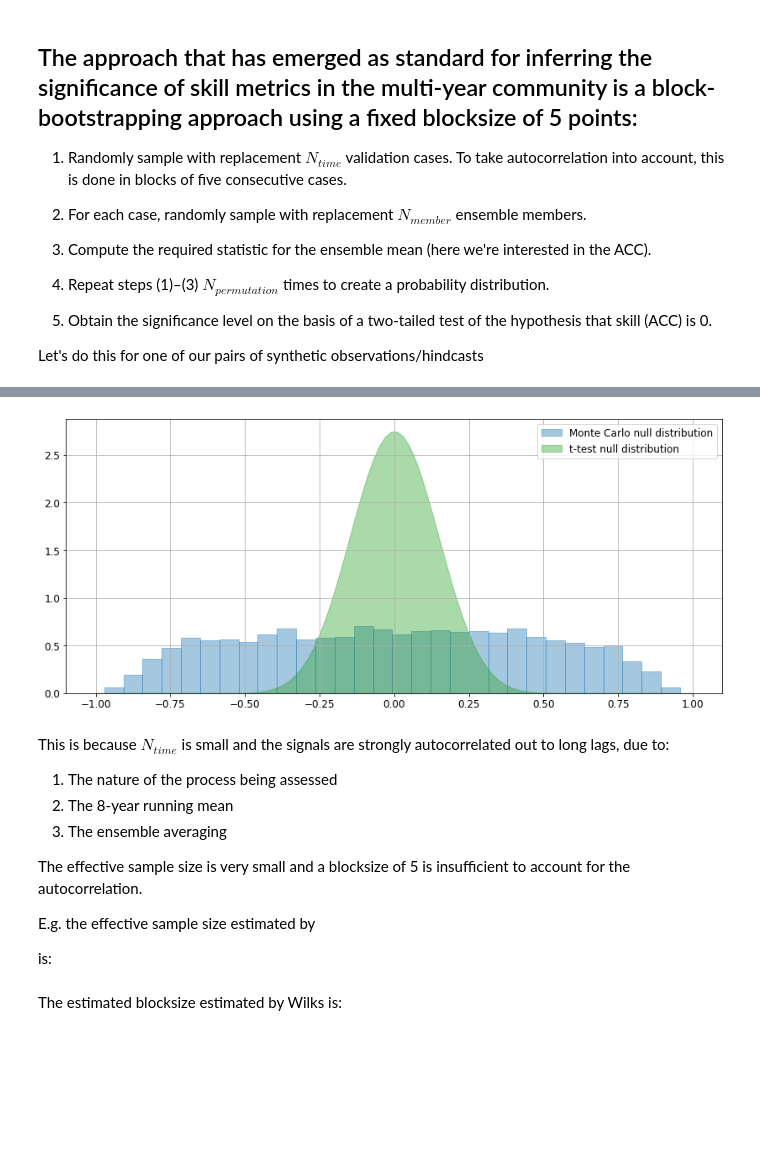
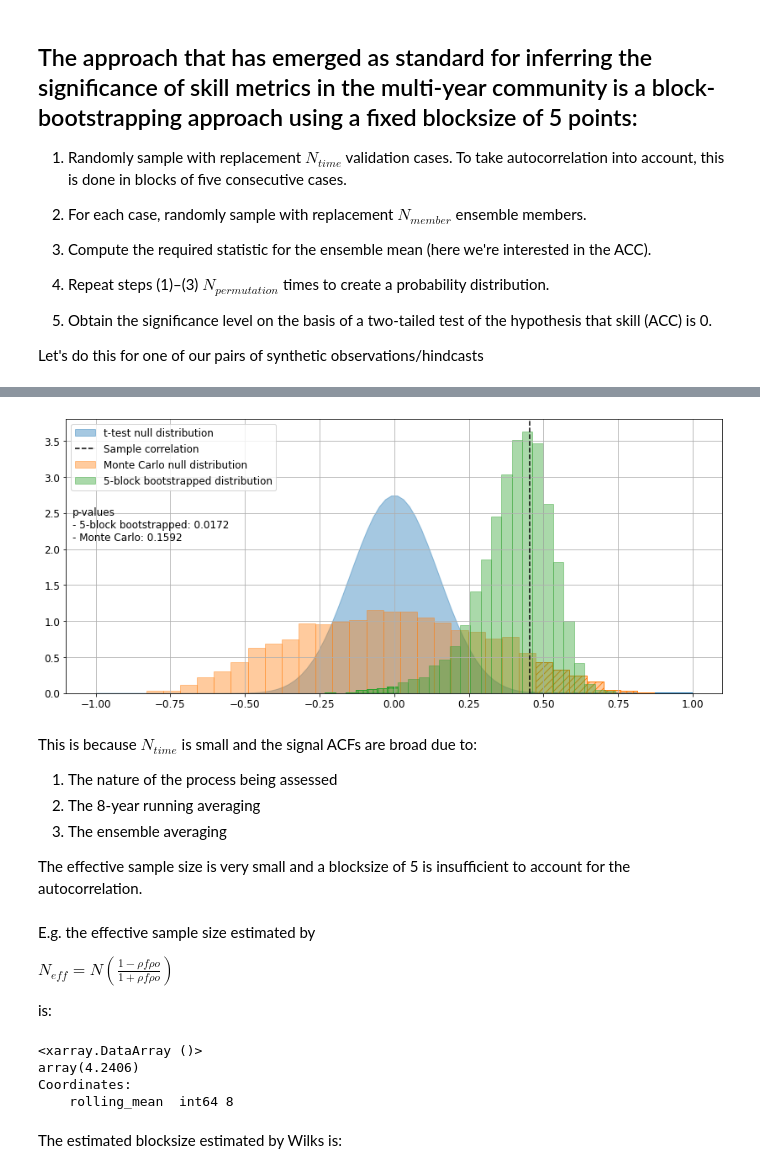
Before and after one commit to dougiesquire/Squire_2022_correlation, a Jupyter notebook: notebooks/exploratory/demo_Tim.ipynb, the cells around one changed output, grey strips where cells are left out. Drawn from its saved outputs; the diff is of its cells as text; code cells hidden in the pictures; blank space fills up the shorter version.

```diff
--- a/notebooks/exploratory/demo_Tim.ipynb
+++ b/notebooks/exploratory/demo_Tim.ipynb
@@ -136,31 +146,14 @@ Of course, it's not surprising that I can find examples of high correlation in m
-# %%
-_ = plt.hist(
-    stats.pearson_r(fcst, obsv),
-    30,
-    facecolor="C0",
-    edgecolor="C0",
-    alpha=0.4,
-    density=True,
-    label="Monte Carlo null distribution",
-)
-
-r = np.linspace(-1, 1, 100)
-t_dist = stats.student_t(fcst.sizes["time"], r)
-plt.fill_between(r, t_dist, color="C2", alpha=0.4, label="t-test null distribution")
-
-plt.grid()
-_ = plt.legend()
-# %% [output]
-[figure, removed]
+# %%
+plot.pearson_r_distributions(
+    fcst.sel(rolling_mean=8), obsv.sel(rolling_mean=8), sample, block=5
+)
+# %% [output]
+[figure, added]
 # %% [markdown]
-This is because $N_{time}$ is small and the signals are strongly autocorrelated out to long lags, due to:
+This is because $N_{time}$ is small and the signal ACFs are broad due to:
 
 1. The nature of the process being assessed
-2. The 8-year running mean
+2. The 8-year running averaging
 3. The ensemble averaging
 
 The effective sample size is very small and a blocksize of 5 is insufficient to account for the autocorrelation.
-
-E.g. the effective sample size estimated by
-
-is:
@@ -167,3 +168,18 @@ is:
+# %% [markdown]
+E.g. the effective sample size estimated by
+
+$N_{eff} = N \left( \frac{1 - \rho{f} \rho{o}}{1 + \rho{f} \rho{o}} \right)$
+
+is:
+# %%
+import xskillscore as xs
+
+Neff = xs.effective_sample_size(fcst.mean("member"), obsv).mean()
+# %% [output]
+<xarray.DataArray ()>
+array(4.2406)
+Coordinates:
+    rolling_mean  int64 8
 # %% [markdown]
 The estimated blocksize estimated by Wilks is:
 # %% [markdown]
```
Also changed, not shown: parts of 13 cells of this notebook, 6 other files.
